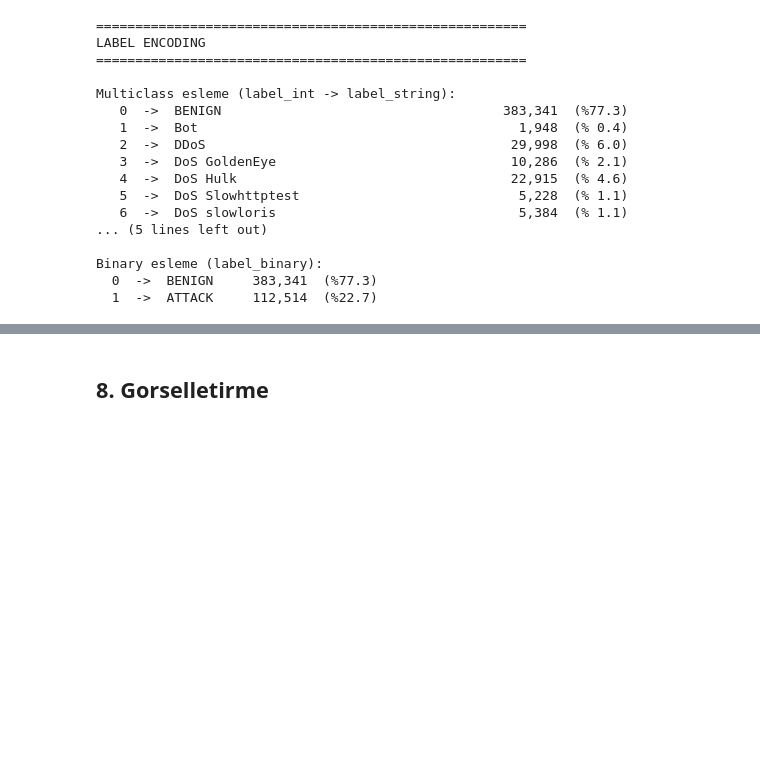
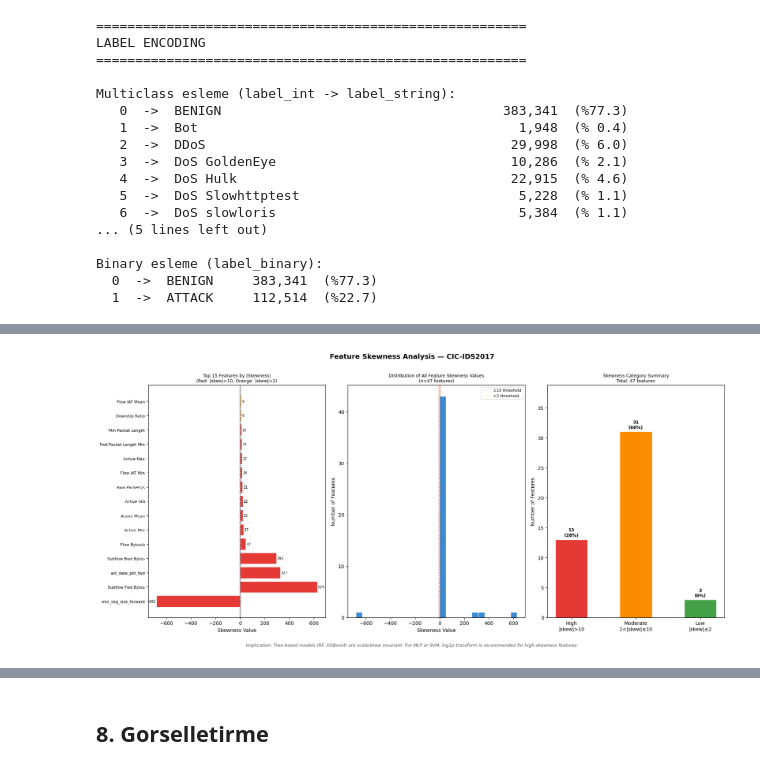
Before and after one commit to goktu9/ids-attack-detection, a Jupyter notebook: notebooks/03_feature_engineering.ipynb, the cells around one changed output, grey strips where cells are left out. Cells and saved outputs as stored; diff of their text form; code cells hidden in the pictures; blank space fills up the shorter version.

```diff
--- a/notebooks/03_feature_engineering.ipynb
+++ b/notebooks/03_feature_engineering.ipynb
@@ -431,7 +516,7 @@ mod_skew    = skew_series[(skew_series.abs() > 2) & (skew_series.abs() <= 10)]
 low_skew    = skew_series[skew_series.abs() <= 2]
 
 print("=" * 70)
-print("CARPIKLIK RAPORU -- SADECE BILGI (bu adimda donum yapilmaz)")
+print("ÇARPIKLIK RAPORU -- SADECE BİLGİ (bu adimda donum yapilmaz)")
 print("=" * 70)
 print(f"  Yuksek carpiklik (|skew| > 10)       : {len(high_skew)} ozellik")
 print(f"  Orta carpiklik   (2 < |skew| <= 10)  : {len(mod_skew)} ozellik")
@@ -448,6 +533,97 @@ if len(high_skew) > 0:
         print(f"  {feat:<45} {skv:>10.2f}")
     if len(high_skew) > 15:
         print(f"  ... ({len(high_skew)} ozellik toplam, ilk 15 gosterildi)")
+
+# ── Skewness Visualization (English) ────────────────────────────────────────
+feature_cols_skew = [c for c in df.select_dtypes(include=[np.number]).columns
+                     if c not in ("label_multiclass", "label_binary")]
+
+skew_series = df[feature_cols_skew].skew().sort_values(key=abs, ascending=False)
+
+# Categorize
+high_skew = skew_series[skew_series.abs() > 10]
+mod_skew  = skew_series[(skew_series.abs() > 2) & (skew_series.abs() <= 10)]
+low_skew  = skew_series[skew_series.abs() <= 2]
+
+print("=" * 70)
+print("SKEWNESS REPORT  (transformation applied only in modeling notebook)")
+print("=" * 70)
+print(f"  High skewness (|skew| > 10)      : {len(high_skew):>3} features")
+print(f"  Moderate skewness (2 < |skew| ≤ 10): {len(mod_skew):>3} features")
+print(f"  Low skewness (|skew| ≤ 2)          : {len(low_skew):>3} features")
+print()
+print("NOTE: For MLP/SVM, apply log1p transform to high-skewness features in 04_modeling.")
+
+# ── Figure layout: 3 panels ──────────────────────────────────────────────────
+fig = plt.figure(figsize=(18, 8))
+fig.suptitle("Feature Skewness Analysis — CIC-IDS2017",
+             fontsize=14, fontweight="bold", y=1.01)
+
+# ── Panel 1: Top 15 most skewed (by |skew|) ──────────────────────────────────
+ax1 = fig.add_subplot(1, 3, 1)
+top15 = skew_series.head(15)
+colors_bar = ["#E53935" if abs(v) > 10 else "#FB8C00" for v in top15.values]
+bars = ax1.barh(range(len(top15)), top15.values, color=colors_bar, edgecolor="white")
+ax1.set_yticks(range(len(top15)))
+ax1.set_yticklabels(top15.index, fontsize=8)
+ax1.axvline(0,   color="black",   linewidth=0.8, linestyle="--")
+ax1.axvline(10,  color="#E53935", linewidth=0.7, linestyle=":",  alpha=0.7)
+ax1.axvline(-10, color="#E53935", linewidth=0.7, linestyle=":",  alpha=0.7)
+ax1.set_xlabel("Skewness Value")
+ax1.set_title("Top 15 Features by |Skewness|\n"
+              "(Red: |skew|>10, Orange: |skew|>2)", fontsize=9)
+# Value labels on bars
+for bar, val in zip(bars, top15.values):
+    xpos = bar.get_width() + (5 if val >= 0 else -5)
+    ha   = "left" if val >= 0 else "right"
+    ax1.text(xpos, bar.get_y() + bar.get_height() / 2,
+             f"{val:.0f}", va="center", ha=ha, fontsize=7)
+
+# ── Panel 2: Histogram of all skewness values ─────────────────────────────────
+ax2 = fig.add_subplot(1, 3, 2)
+ax2.hist(skew_series.values, bins=25, color="#1976D2",
+         edgecolor="white", alpha=0.85)
+ax2.axvline(0, color="black", linewidth=1, linestyle="--", alpha=0.6)
+ax2.axvline(10,  color="#E53935", linewidth=1, linestyle=":", alpha=0.7,
+            label="±10 threshold")
+ax2.axvline(-10, color="#E53935", linewidth=1, linestyle=":", alpha=0.7)
+ax2.axvline(2,   color="#FB8C00", linewidth=1, linestyle=":", alpha=0.7,
+            label="±2 threshold")
+ax2.axvline(-2,  color="#FB8C00", linewidth=1, linestyle=":", alpha=0.7)
+ax2.set_xlabel("Skewness Value")
+ax2.set_ylabel("Number of Features")
+ax2.set_title("Distribution of All Feature Skewness Values\n"
+              f"(n={len(skew_series)} features)", fontsize=9)
+ax2.legend(fontsize=8)
+
+# ── Panel 3: Category summary bar ────────────────────────────────────────────
+ax3 = fig.add_subplot(1, 3, 3)
+categories  = ["High\n|skew|>10", "Moderate\n2<|skew|≤10", "Low\n|skew|≤2"]
+cat_counts  = [len(high_skew), len(mod_skew), len(low_skew)]
+cat_colors  = ["#E53935", "#FB8C00", "#43A047"]
+bars3 = ax3.bar(categories, cat_counts, color=cat_colors,
+                edgecolor="white", width=0.5)
+for bar, cnt in zip(bars3, cat_counts):
+    ax3.text(bar.get_x() + bar.get_width() / 2,
+             bar.get_height() + 0.3,
+             f"{cnt}\n({cnt/len(skew_series)*100:.0f}%)",
+             ha="center", va="bottom", fontsize=9, fontweight="bold")
+ax3.set_ylabel("Number of Features")
+ax3.set_title("Skewness Category Summary\n"
+              f"Total: {len(skew_series)} features", fontsize=9)
+ax3.set_ylim(0, max(cat_counts) * 1.25)
+ax3.axhline(0, color="black", linewidth=0.5)
+
+# ── Implication note ─────────────────────────────────────────────────────────
+fig.text(0.5, -0.03,
+         "Implication: Tree-based models (RF, XGBoost) are scale/skew invariant. "
+         "For MLP or SVM, log1p transform is recommended for high-skewness features.",
+         ha="center", fontsize=9, style="italic", color="#555555")
+
+plt.tight_layout()
+plt.savefig("../data/csv/skewness_plot.png", dpi=150, bbox_inches="tight")
+plt.show()
+print("✓ Skewness plot saved: ../data/csv/skewness_plot.png")
 # %% [output]
 ======================================================================
 CARPIKLIK RAPORU -- SADECE BILGI (bu adimda donum yapilmaz)
@@ -468,0 +645 @@ NOT: MLP/SVM kullanilacaksa log1p donusumu yuksek carpiklikli ozellikler
+[figure, added]
```
Also changed, not shown: parts of 5 cells of this notebook, 5 other files.
